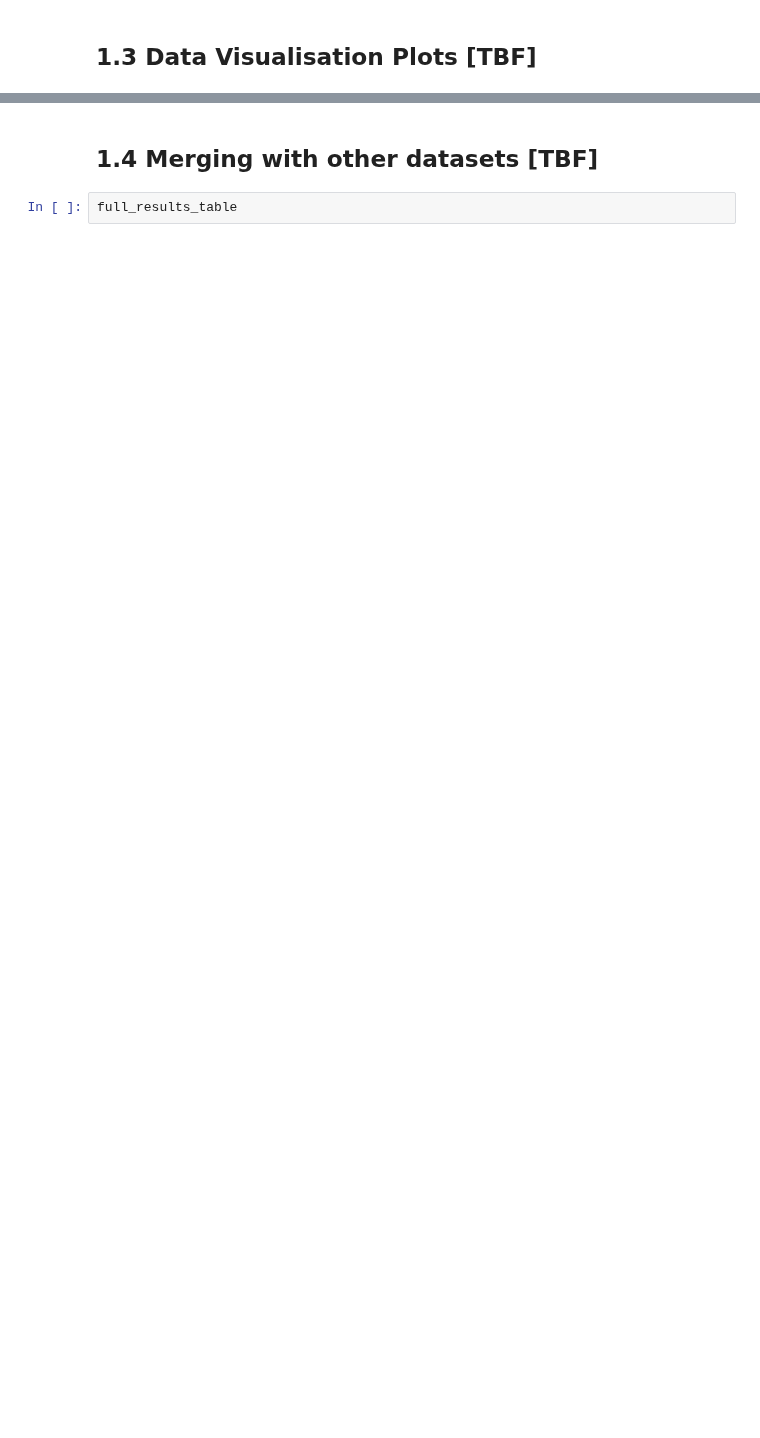
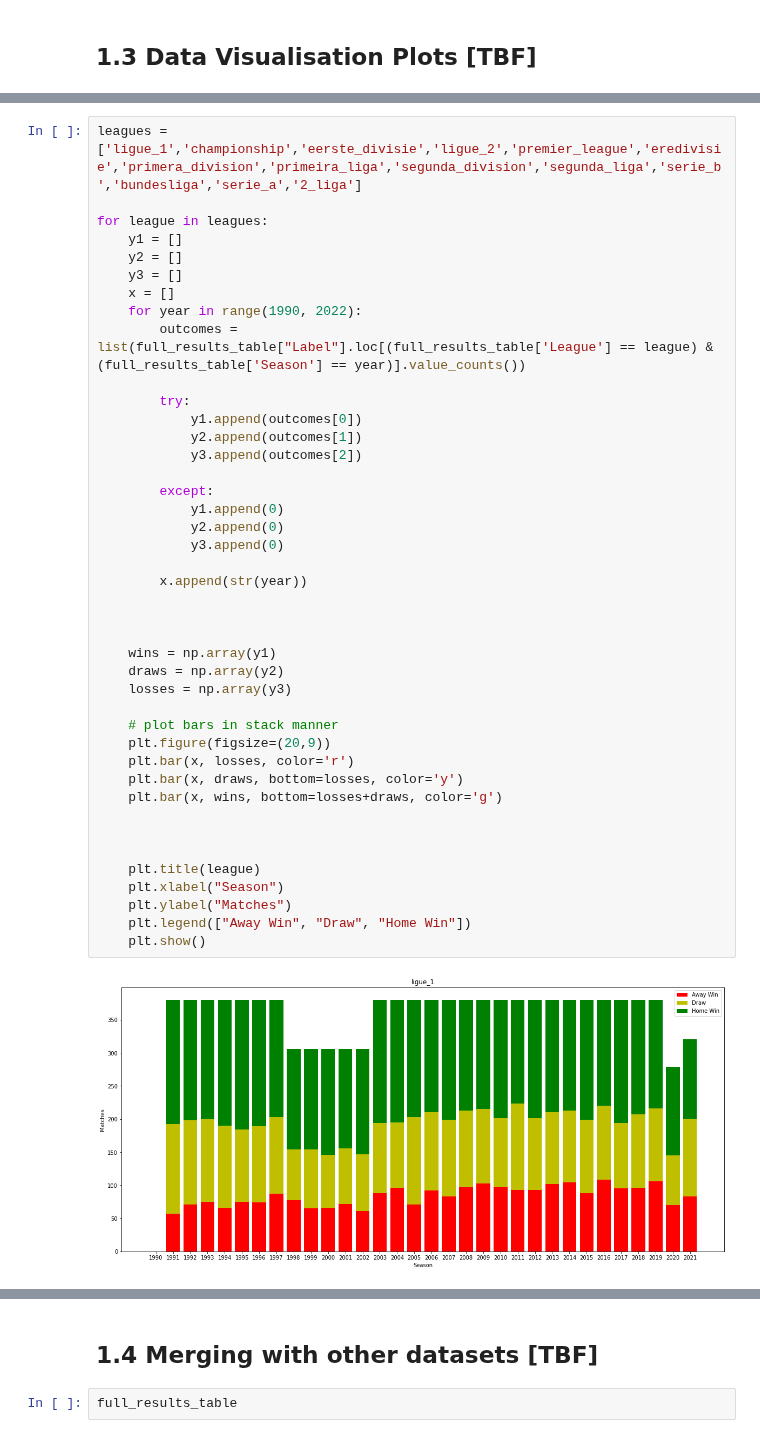
Before and after one commit to armanh3k/Football-Outcome-Predictions, a Jupyter notebook: eda.ipynb, the cells around one changed output, grey strips where cells are left out. Saved outputs shown, nothing was run; the diff lists cells and outputs as text; blank space fills up the shorter version.

```diff
--- a/eda.ipynb
+++ b/eda.ipynb
@@ -439,0 +428,44 @@ full_results_table.loc[(full_results_table['League'] == 'ligue_1')]
+# %%
+leagues = ['ligue_1','championship','eerste_divisie','ligue_2','premier_league','eredivisie','primera_division','primeira_liga','segunda_division','segunda_liga','serie_b','bundesliga','serie_a','2_liga']
+
+for league in leagues:
+    y1 = []
+    y2 = []
+    y3 = []
+    x = []
+    for year in range(1990, 2022):
+        outcomes = list(full_results_table["Label"].loc[(full_results_table['League'] == league) & (full_results_table['Season'] == year)].value_counts())
+
+        try:
+            y1.append(outcomes[0])
+            y2.append(outcomes[1])
+            y3.append(outcomes[2])
+
+        except:
+            y1.append(0)
+            y2.append(0)
+            y3.append(0)
+
+        x.append(str(year))
+
+
+
+    wins = np.array(y1)
+    draws = np.array(y2)
+    losses = np.array(y3)
+
+    # plot bars in stack manner
+    plt.figure(figsize=(20,9))
+    plt.bar(x, losses, color='r')
+    plt.bar(x, draws, bottom=losses, color='y')
+    plt.bar(x, wins, bottom=losses+draws, color='g')
+
+
+
+    plt.title(league)
+    plt.xlabel("Season")
+    plt.ylabel("Matches")
+    plt.legend(["Away Win", "Draw", "Home Win"])
+    plt.show()
+# %% [output]
+[figure, added]
```
Also changed, not shown: parts of 5 cells of this notebook.
